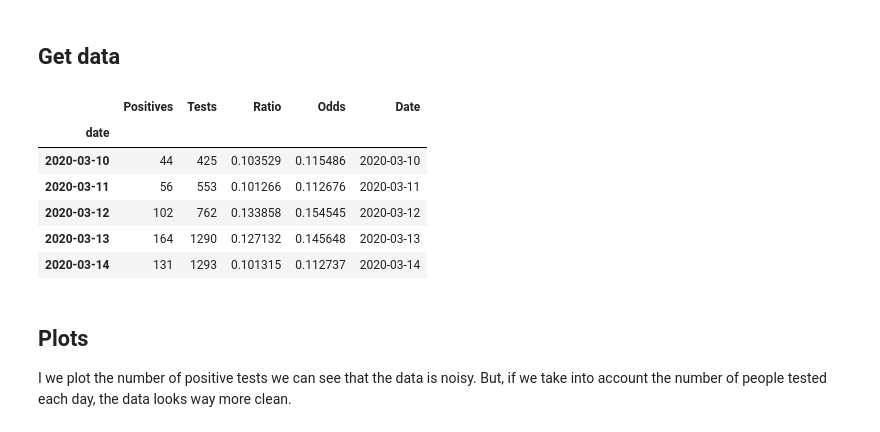
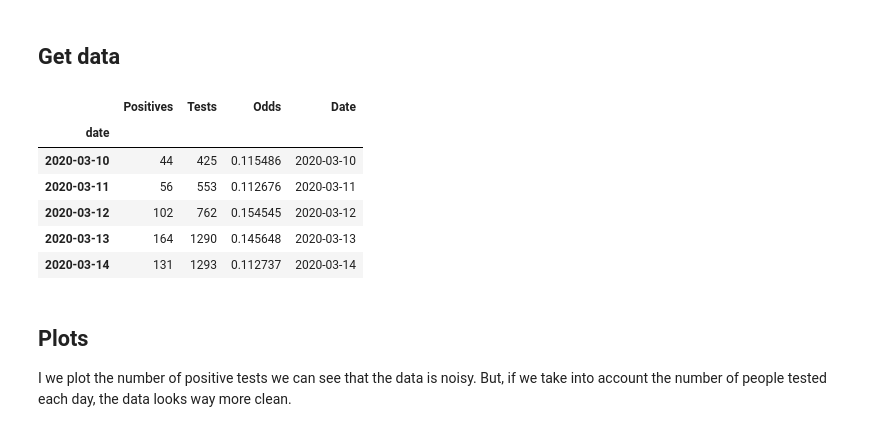
Before and after one commit to ababino/corona, a Jupyter notebook: Binomial_L1_LR_AIC.ipynb, the cells around one changed output. Cells and saved outputs as stored; diff of their text form; code cells hidden in the pictures.

```diff
--- a/Binomial_L1_LR_AIC.ipynb
+++ b/Binomial_L1_LR_AIC.ipynb
@@ -49,23 +56,22 @@ mask_public = pd.to_datetime('17-04-2020 00:00', dayfirst=True)
 # %%
 df = pd.read_csv('https://health.data.ny.gov/resource/xdss-u53e.csv/?$limit=5000', usecols=['test_date', 'total_number_of_tests', 'new_positives'])
 df = df.rename(columns={'new_positives': 'Positives', 'total_number_of_tests': 'Tests', 'test_date': 'date'})
 df['date'] = pd.to_datetime(df['date'])
 df = df.groupby('date').sum()
 
-df['Ratio'] = df.Positives / df.Tests
 df['Odds'] = df.Positives / (df.Tests - df.Positives)
 df['Date'] = pd.to_datetime(df.index)
 df = df[df['Date'] >= '2020-03-10']
 
 df.head()
 # %% [output]
-|  | Positives | Tests | Ratio | Odds | Date |
-| date |  |  |  |  |  |
-| 2020-03-10 | 44 | 425 | 0.103529 | 0.115486 | 2020-03-10 |
-| 2020-03-11 | 56 | 553 | 0.101266 | 0.112676 | 2020-03-11 |
-| 2020-03-12 | 102 | 762 | 0.133858 | 0.154545 | 2020-03-12 |
-| 2020-03-13 | 164 | 1290 | 0.127132 | 0.145648 | 2020-03-13 |
-| 2020-03-14 | 131 | 1293 | 0.101315 | 0.112737 | 2020-03-14 |
+|  | Positives | Tests | Odds | Date |
+| date |  |  |  |  |
+| 2020-03-10 | 44 | 425 | 0.115486 | 2020-03-10 |
+| 2020-03-11 | 56 | 553 | 0.112676 | 2020-03-11 |
+| 2020-03-12 | 102 | 762 | 0.154545 | 2020-03-12 |
+| 2020-03-13 | 164 | 1290 | 0.145648 | 2020-03-13 |
+| 2020-03-14 | 131 | 1293 | 0.112737 | 2020-03-14 |
 # %% [markdown]
 ## Plots
 
```
Also changed, not shown: parts of 12 cells of this notebook.
